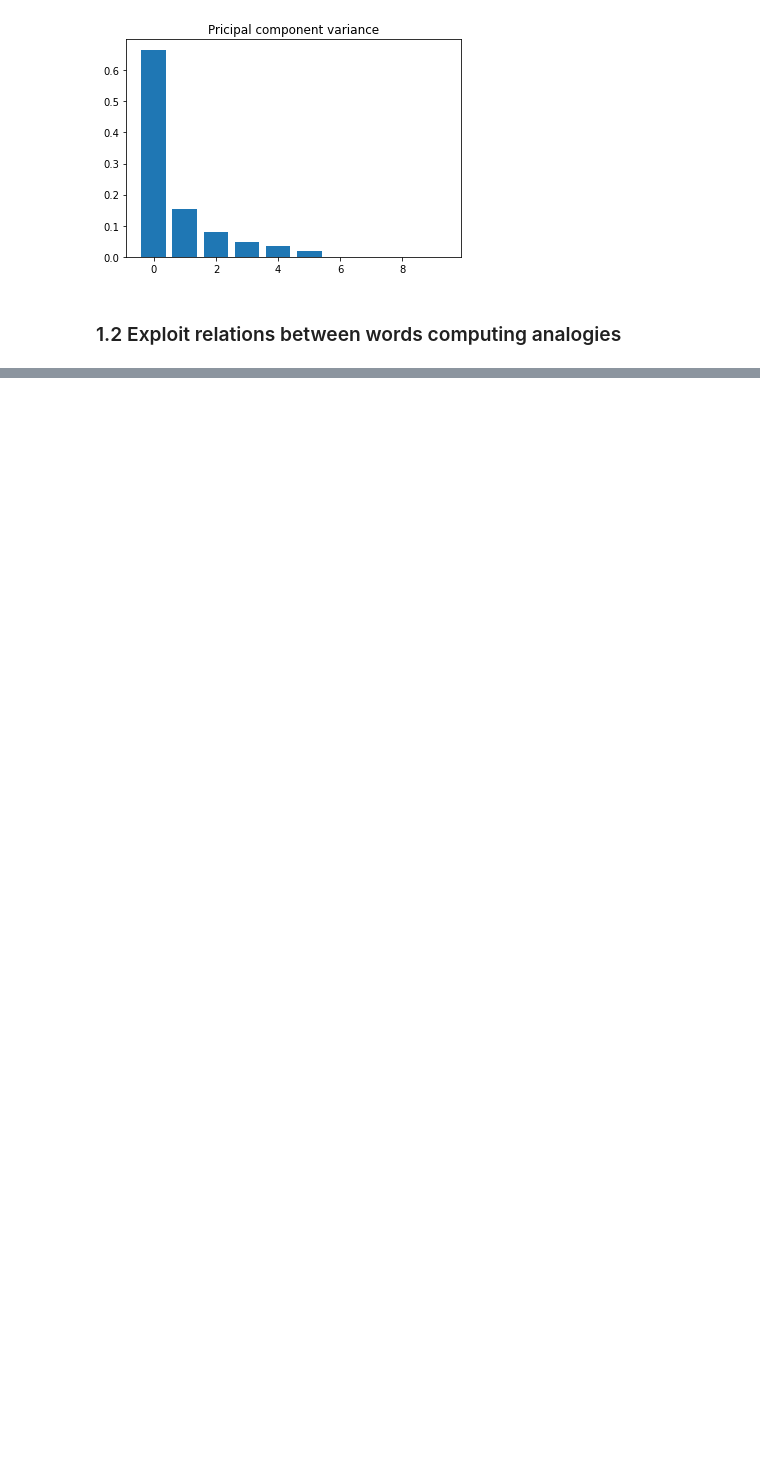
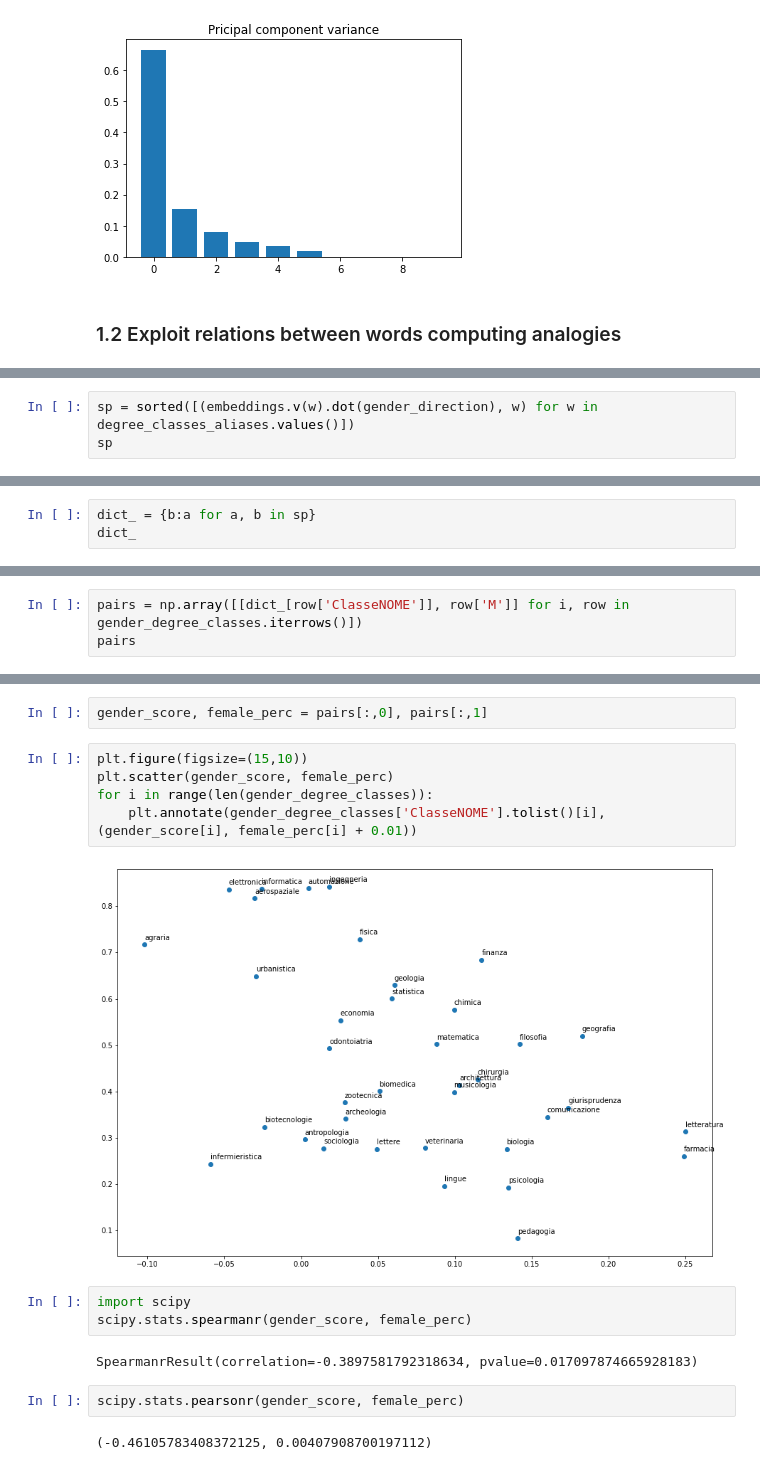
Before and after one commit to Erhtric/GenderDiscriminationNLP, a Jupyter notebook: debiasing_itwac.ipynb, the cells around one changed output, grey strips where cells are left out. Drawn from its saved outputs; the diff is of its cells as text; blank space fills up the shorter version.

Commit message:
correlation with degree class

```diff
--- a/debiasing_itwac.ipynb
+++ b/debiasing_itwac.ipynb
@@ -84,0 +135,3 @@ E.more_words_like_these(["comunicazione"], topn = 10, max_freq=len(E.words))[1:]
+# %%
+sp = sorted([(embeddings.v(w).dot(gender_direction), w) for w in degree_classes_aliases.values()])
+sp
@@ -84,0 +156,3 @@ E.more_words_like_these(["comunicazione"], topn = 10, max_freq=len(E.words))[1:]
+# %%
+dict_ = {b:a for a, b in sp}
+dict_
@@ -84,0 +177,3 @@ E.more_words_like_these(["comunicazione"], topn = 10, max_freq=len(E.words))[1:]
+# %%
+pairs = np.array([[dict_[row['ClasseNOME']], row['M']] for i, row in gender_degree_classes.iterrows()])
+pairs
@@ -84,0 +198,18 @@ E.more_words_like_these(["comunicazione"], topn = 10, max_freq=len(E.words))[1:]
+# %%
+gender_score, female_perc = pairs[:,0], pairs[:,1]
+# %%
+plt.figure(figsize=(15,10))
+plt.scatter(gender_score, female_perc)
+for i in range(len(gender_degree_classes)):
+    plt.annotate(gender_degree_classes['ClasseNOME'].tolist()[i], (gender_score[i], female_perc[i] + 0.01))
+# %% [output]
+[figure, added]
+# %%
+import scipy
+scipy.stats.spearmanr(gender_score, female_perc)
+# %% [output]
+SpearmanrResult(correlation=-0.3897581792318634, pvalue=0.017097874665928183)
+# %%
+scipy.stats.pearsonr(gender_score, female_perc)
+# %% [output]
+(-0.46105783408372125, 0.00407908700197112)
```
Also changed, not shown: parts of 24 cells of this notebook, 5 other files.
